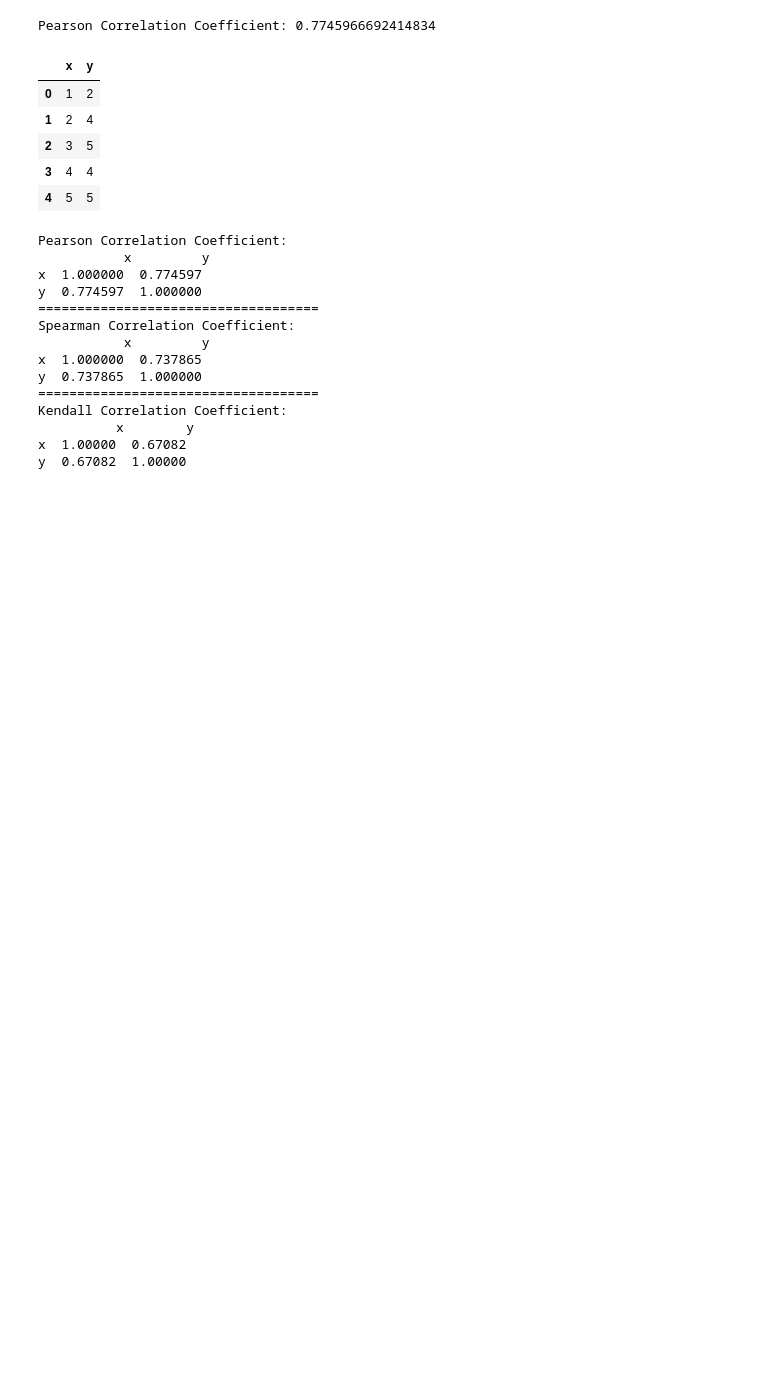
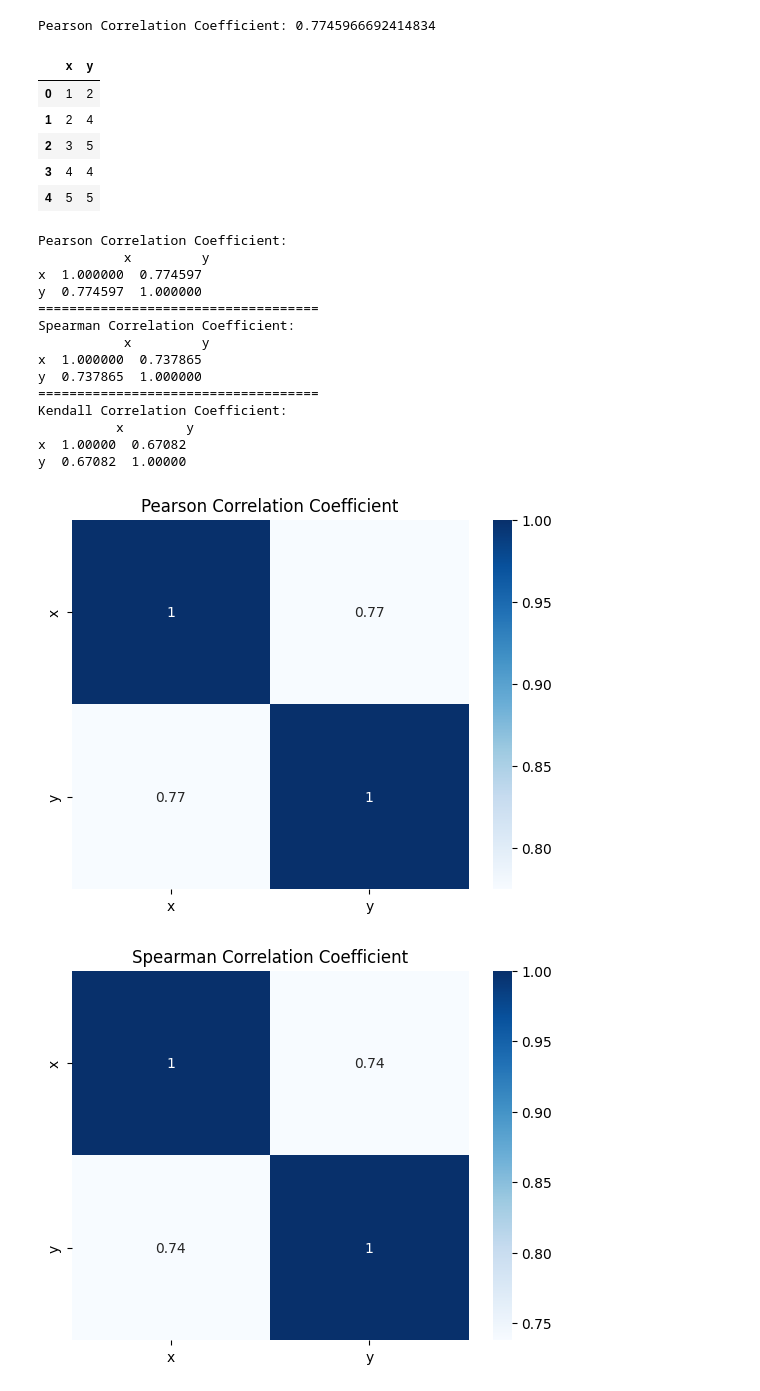
Before and after one commit to Saifullah785/statistics-for-data-science-journey, a Jupyter notebook: Lecture_06_Correlation/Lecture_06_Correlation.ipynb, the cells around one changed output. Cells and saved outputs as stored; diff of their text form; code cells hidden in the pictures; blank space fills up the shorter version.

Commit message:
Created using Colab while practicing the code in the Lecture_06_Correlation

```diff
--- a/Lecture_06_Correlation/Lecture_06_Correlation.ipynb
+++ b/Lecture_06_Correlation/Lecture_06_Correlation.ipynb
@@ -114,3 +114,19 @@ Kendall Correlation Coefficient:
           x        y
 x  1.00000  0.67082
 y  0.67082  1.00000
+# %%
+import seaborn as sns
+import matplotlib.pyplot as plt
+
+sns.heatmap(pearson_corr, annot=True,cmap='Blues')
+plt.title('Pearson Correlation Coefficient')
+plt.show()
+sns.heatmap(spearman_corr, annot=True, cmap='Blues')
+plt.title('Spearman Correlation Coefficient')
+plt.show()
+sns.heatmap(kendall_corr, annot=True, cmap='Blues')
+plt.title('Kendall Correlation Coefficient')
+plt.show()
+# %% [output]
+[figure, added]
+[figure, added]
```
Also changed, not shown: parts of 1 cell of this notebook.
